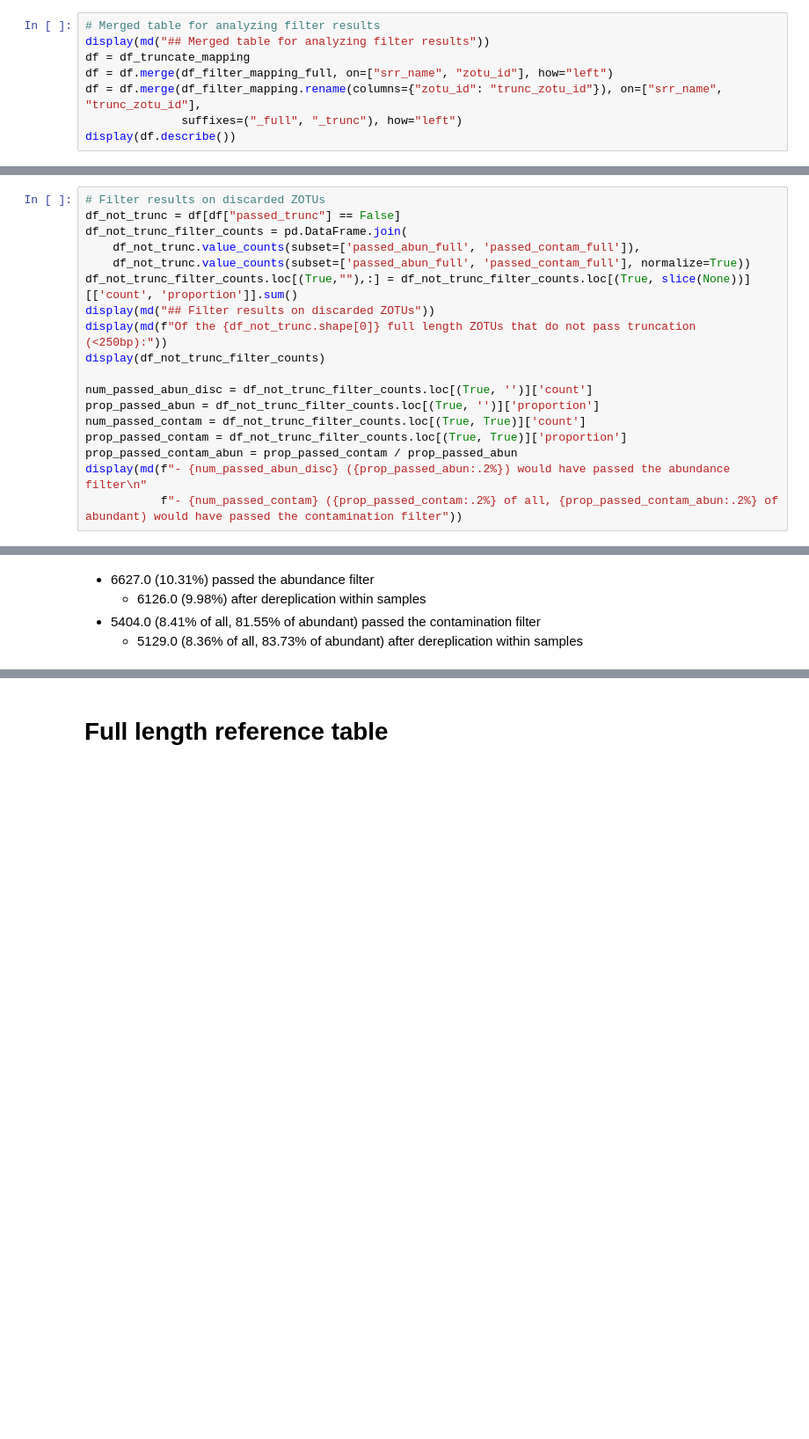
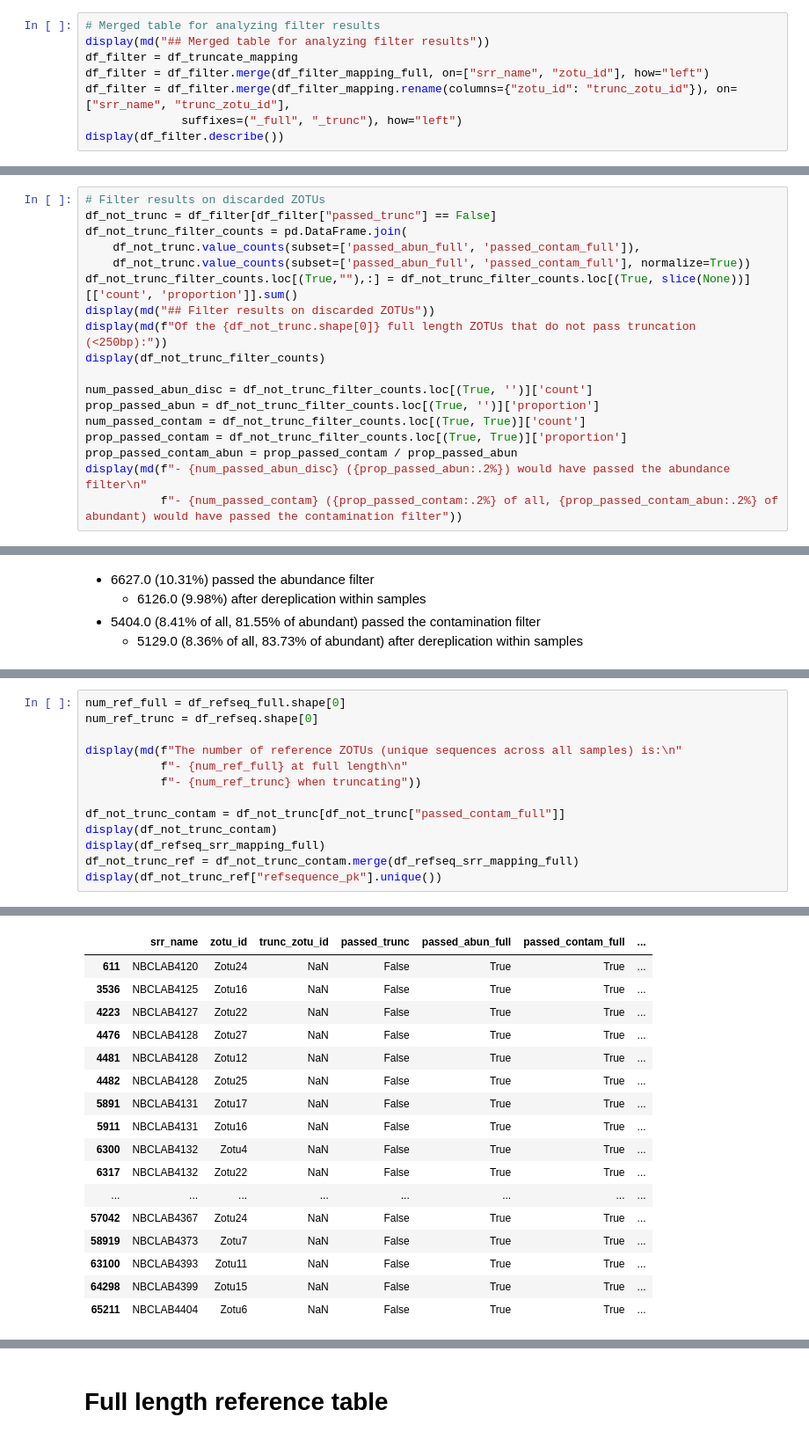
Before and after one commit to SethGG/mycodiversity-arise, a Jupyter notebook: 7_data_analysis.ipynb, the cells around one changed output, grey strips where cells are left out. Shown at 88% size. Cells and saved outputs as stored; diff of their text form; blank space fills up the shorter version.

Commit message:
refseq

```diff
--- a/7_data_analysis.ipynb
+++ b/7_data_analysis.ipynb
@@ -26,11 +26,11 @@ df_refseq_srr_mapping = pd.read_csv(os.path.join(run_dir, "mapping_table_pk_zotu
 # %%
 # Merged table for analyzing filter results
 display(md("## Merged table for analyzing filter results"))
-df = df_truncate_mapping
-df = df.merge(df_filter_mapping_full, on=["srr_name", "zotu_id"], how="left")
-df = df.merge(df_filter_mapping.rename(columns={"zotu_id": "trunc_zotu_id"}), on=["srr_name", "trunc_zotu_id"],
+df_filter = df_truncate_mapping
+df_filter = df_filter.merge(df_filter_mapping_full, on=["srr_name", "zotu_id"], how="left")
+df_filter = df_filter.merge(df_filter_mapping.rename(columns={"zotu_id": "trunc_zotu_id"}), on=["srr_name", "trunc_zotu_id"],
               suffixes=("_full", "_trunc"), how="left")
-display(df.describe())
+display(df_filter.describe())
 # %% [output]
 ## Merged table for analyzing filter results
 |  | srr_name | zotu_id | trunc_zotu_id | passed_trunc | passed_abun_full | passed_contam_full | ... |
@@ -98,7 +98,7 @@ Of all 65596 full length ZOTUs found across all samples:
 - 1316.0 (2.01%) did not pass truncation (<250bp) and are discarded
 # %%
 # Filter results on discarded ZOTUs
-df_not_trunc = df[df["passed_trunc"] == False]
+df_not_trunc = df_filter[df_filter["passed_trunc"] == False]
 df_not_trunc_filter_counts = pd.DataFrame.join(
     df_not_trunc.value_counts(subset=['passed_abun_full', 'passed_contam_full']),
     df_not_trunc.value_counts(subset=['passed_abun_full', 'passed_contam_full'], normalize=True))
@@ -238,0 +259,14 @@ Of the 565.0 truncated ZOTUs that passed the abundance filter only when truncate
+# %%
+num_ref_full = df_refseq_full.shape[0]
+num_ref_trunc = df_refseq.shape[0]
+
+display(md(f"The number of reference ZOTUs (unique sequences across all samples) is:\n"
+           f"- {num_ref_full} at full length\n"
+           f"- {num_ref_trunc} when truncating"))
+
+df_not_trunc_contam = df_not_trunc[df_not_trunc["passed_contam_full"]]
+display(df_not_trunc_contam)
+display(df_refseq_srr_mapping_full)
+df_not_trunc_ref = df_not_trunc_contam.merge(df_refseq_srr_mapping_full)
+display(df_not_trunc_ref["refsequence_pk"].unique())
+# %% [output]
@@ -238,0 +276,17 @@ Of the 565.0 truncated ZOTUs that passed the abundance filter only when truncate
+|  | srr_name | zotu_id | trunc_zotu_id | passed_trunc | passed_abun_full | passed_contam_full | ... |
+| 611 | NBCLAB4120 | Zotu24 | NaN | False | True | True | ... |
+| 3536 | NBCLAB4125 | Zotu16 | NaN | False | True | True | ... |
+| 4223 | NBCLAB4127 | Zotu22 | NaN | False | True | True | ... |
+| 4476 | NBCLAB4128 | Zotu27 | NaN | False | True | True | ... |
+| 4481 | NBCLAB4128 | Zotu12 | NaN | False | True | True | ... |
+| 4482 | NBCLAB4128 | Zotu25 | NaN | False | True | True | ... |
+| 5891 | NBCLAB4131 | Zotu17 | NaN | False | True | True | ... |
+| 5911 | NBCLAB4131 | Zotu16 | NaN | False | True | True | ... |
+| 6300 | NBCLAB4132 | Zotu4 | NaN | False | True | True | ... |
+| 6317 | NBCLAB4132 | Zotu22 | NaN | False | True | True | ... |
+| ... | ... | ... | ... | ... | ... | ... | ... |
+| 57042 | NBCLAB4367 | Zotu24 | NaN | False | True | True | ... |
+| 58919 | NBCLAB4373 | Zotu7 | NaN | False | True | True | ... |
+| 63100 | NBCLAB4393 | Zotu11 | NaN | False | True | True | ... |
+| 64298 | NBCLAB4399 | Zotu15 | NaN | False | True | True | ... |
+| 65211 | NBCLAB4404 | Zotu6 | NaN | False | True | True | ... |
```
Also changed, not shown: parts of 7 cells of this notebook.
